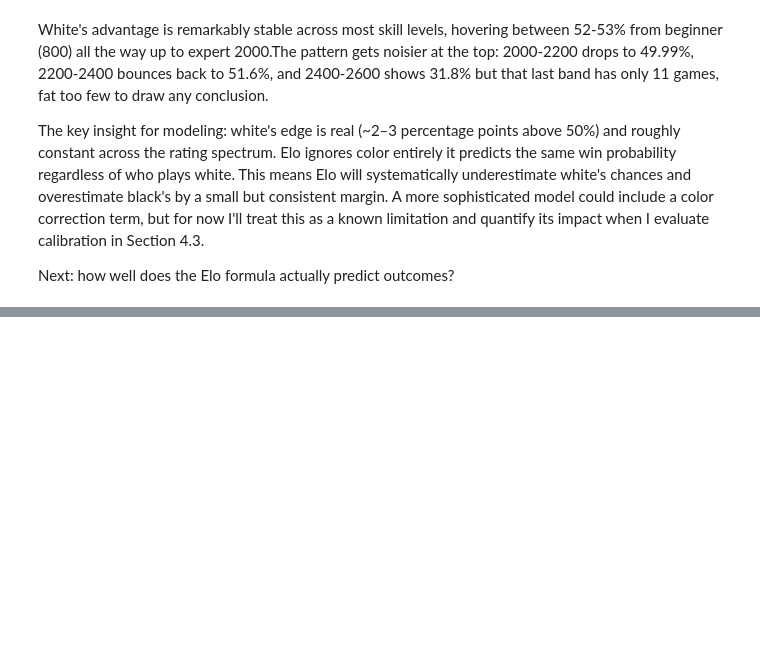
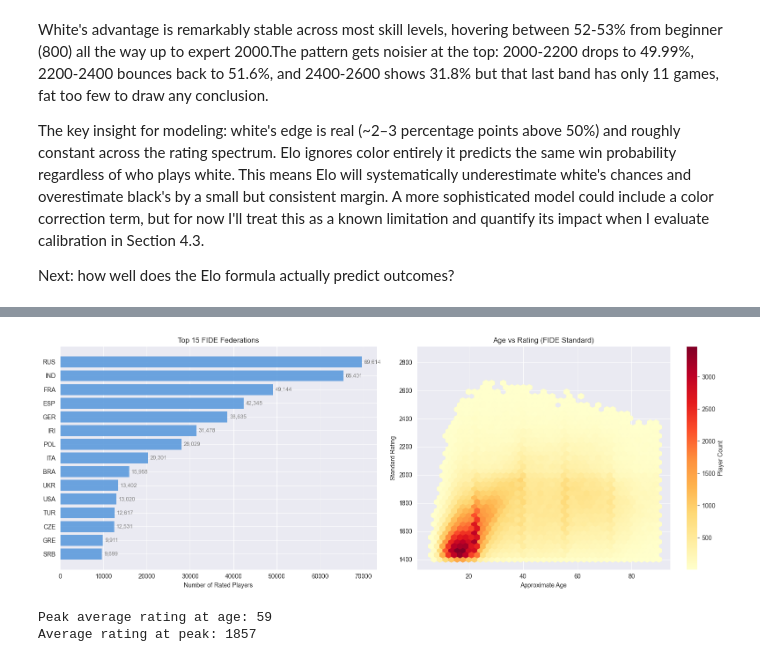
Before and after one commit to AhmedInv40/Chess-Rating-Systems, a Jupyter notebook: Chess Rating Systems.ipynb, the cells around one changed output, grey strips where cells are left out. Saved outputs shown, nothing was run; the diff lists cells and outputs as text; code cells hidden in the pictures; blank space fills up the shorter version.

```diff
--- a/Chess Rating Systems.ipynb
+++ b/Chess Rating Systems.ipynb
@@ -750,0 +956,35 @@ Next: how well does the Elo formula actually predict outcomes?
+# %%
+# Demographics: top federations and age distribution
+fig, axes = plt.subplots(1, 2, figsize=(16, 6))
+
+# Left: top 15 federations by player count
+fed_counts = fide_rated['federation'].value_counts().head(15)
+axes[0].barh(fed_counts.index[::-1], fed_counts.values[::-1],
+             color='#4a90d9', edgecolor='none', alpha=0.8)
+axes[0].set_xlabel('Number of Rated Players')
+axes[0].set_title('Top 15 FIDE Federations')
+for i, v in enumerate(fed_counts.values[::-1]):
+    axes[0].text(v + 500, i, f'{v:,}', va='center', fontsize=9, color='gray')
+
+# Right: age vs standard rating (hexbin for density)
+age_data = fide_std.dropna(subset=['approx_age'])
+age_data = age_data[(age_data['approx_age'] >= 5) & (age_data['approx_age'] <= 90)]
+hb = axes[1].hexbin(age_data['approx_age'], age_data['std_rating'],
+                     gridsize=40, cmap='YlOrRd', mincnt=5)
+axes[1].set_xlabel('Approximate Age')
+axes[1].set_ylabel('Standard Rating')
+axes[1].set_title('Age vs Rating (FIDE Standard)')
+plt.colorbar(hb, ax=axes[1], label='Player Count')
+
+plt.tight_layout()
+plt.show()
+
+# Peak performance age
+age_rating = age_data.groupby(age_data['approx_age'].astype(int))['std_rating'].mean()
+peak_age = age_rating.idxmax()
+print(f'Peak average rating at age: {peak_age}')
+print(f'Average rating at peak: {age_rating[peak_age]:.0f}')
+# %% [output]
+[figure, added]
+Peak average rating at age: 59
+Average rating at peak: 1857
```
Also changed, not shown: parts of 10 cells of this notebook.
